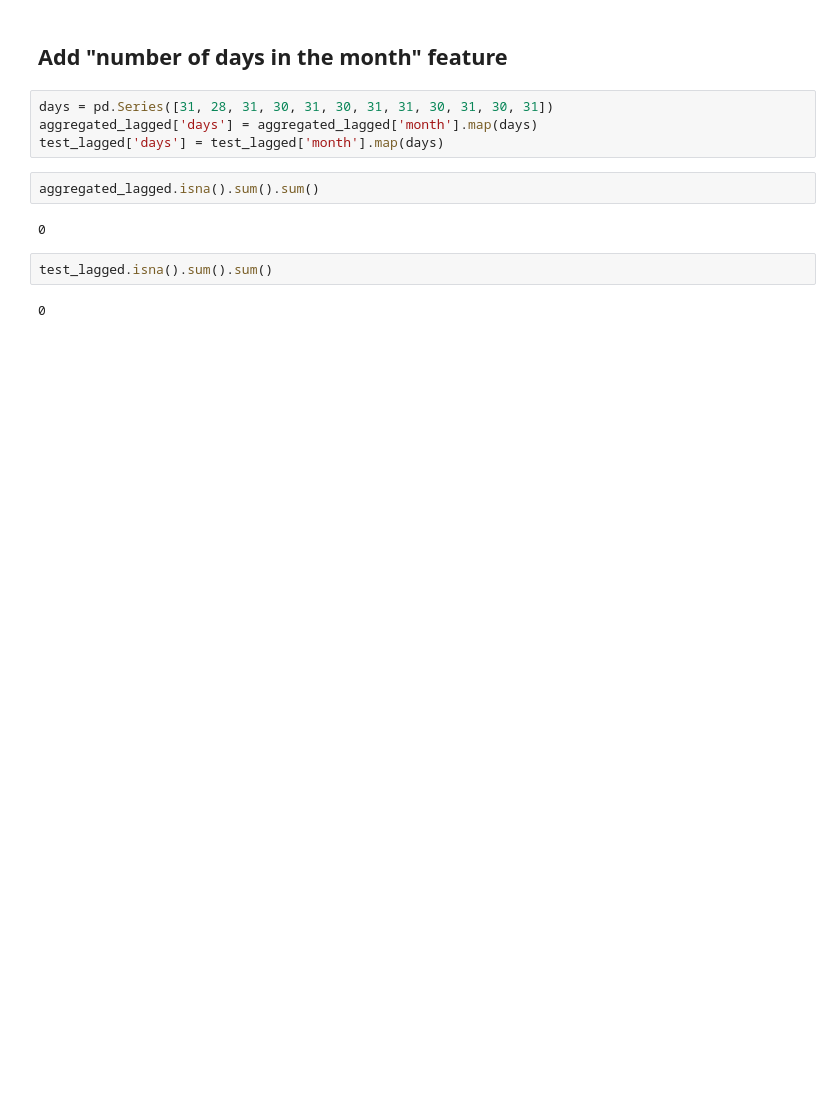
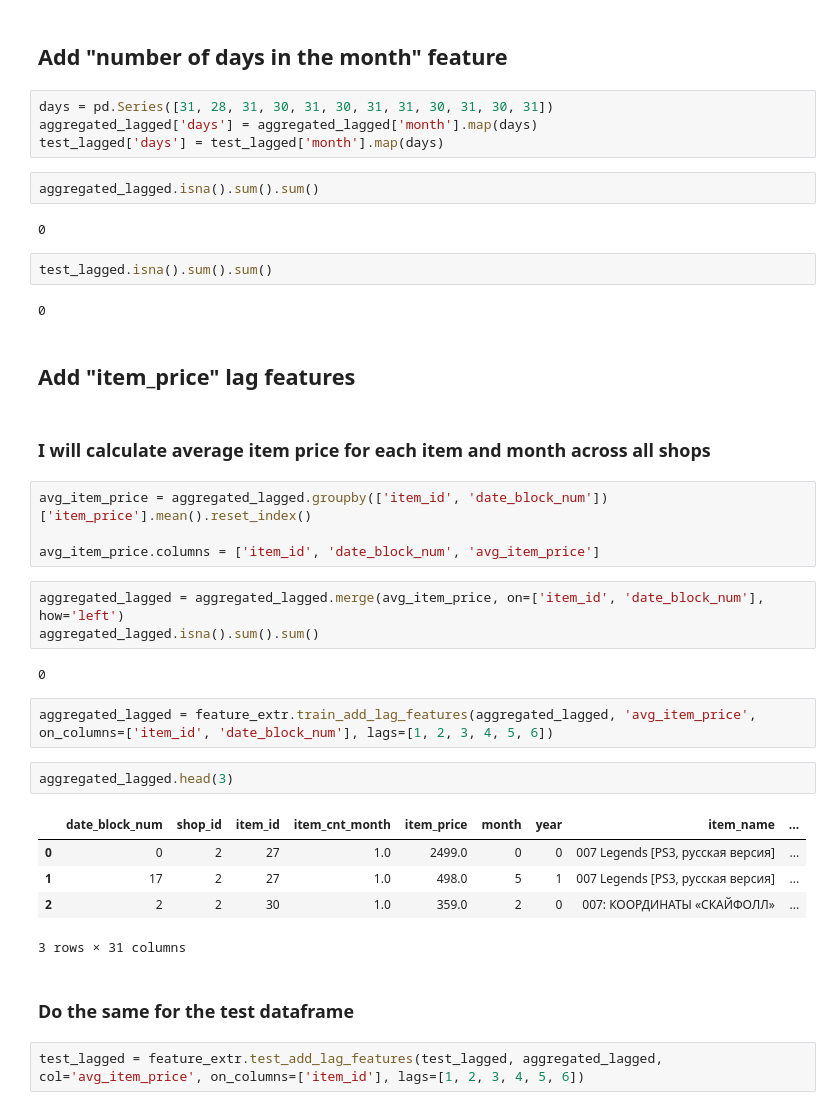
Before and after one commit to Alexennk/ml-ds-practice, a Jupyter notebook: notebooks/feature_extr_notebook.ipynb, the cells around one changed output. Saved outputs shown, nothing was run; the diff lists cells and outputs as text; blank space fills up the shorter version.

```diff
--- a/notebooks/feature_extr_notebook.ipynb
+++ b/notebooks/feature_extr_notebook.ipynb
@@ -237,3 +298,30 @@ aggregated_lagged.isna().sum().sum()
 test_lagged.isna().sum().sum()
 # %% [output]
 0
+# %% [markdown]
+## Add **"item_price"** lag features
+# %% [markdown]
+### I will calculate average item price for each item and month across all shops
+# %%
+avg_item_price = aggregated_lagged.groupby(['item_id', 'date_block_num'])['item_price'].mean().reset_index()
+
+avg_item_price.columns = ['item_id', 'date_block_num', 'avg_item_price']
+# %%
+aggregated_lagged = aggregated_lagged.merge(avg_item_price, on=['item_id', 'date_block_num'], how='left')
+aggregated_lagged.isna().sum().sum()
+# %% [output]
+0
+# %%
+aggregated_lagged = feature_extr.train_add_lag_features(aggregated_lagged, 'avg_item_price', on_columns=['item_id', 'date_block_num'], lags=[1, 2, 3, 4, 5, 6])
+# %%
+aggregated_lagged.head(3)
+# %% [output]
+|  | date_block_num | shop_id | item_id | item_cnt_month | item_price | month | year | item_name | ... |
+| 0 | 0 | 2 | 27 | 1.0 | 2499.0 | 0 | 0 | 007 Legends [PS3, русская версия] | ... |
+| 1 | 17 | 2 | 27 | 1.0 | 498.0 | 5 | 1 | 007 Legends [PS3, русская версия] | ... |
+| 2 | 2 | 2 | 30 | 1.0 | 359.0 | 2 | 0 | 007: КООРДИНАТЫ «СКАЙФОЛЛ» | ... |
+3 rows × 31 columns
+# %% [markdown]
+### Do the same for the **test** dataframe
+# %%
+test_lagged = feature_extr.test_add_lag_features(test_lagged, aggregated_lagged, col='avg_item_price', on_columns=['item_id'], lags=[1, 2, 3, 4, 5, 6])
```
Also changed, not shown: parts of 16 cells of this notebook, 1 other file.
